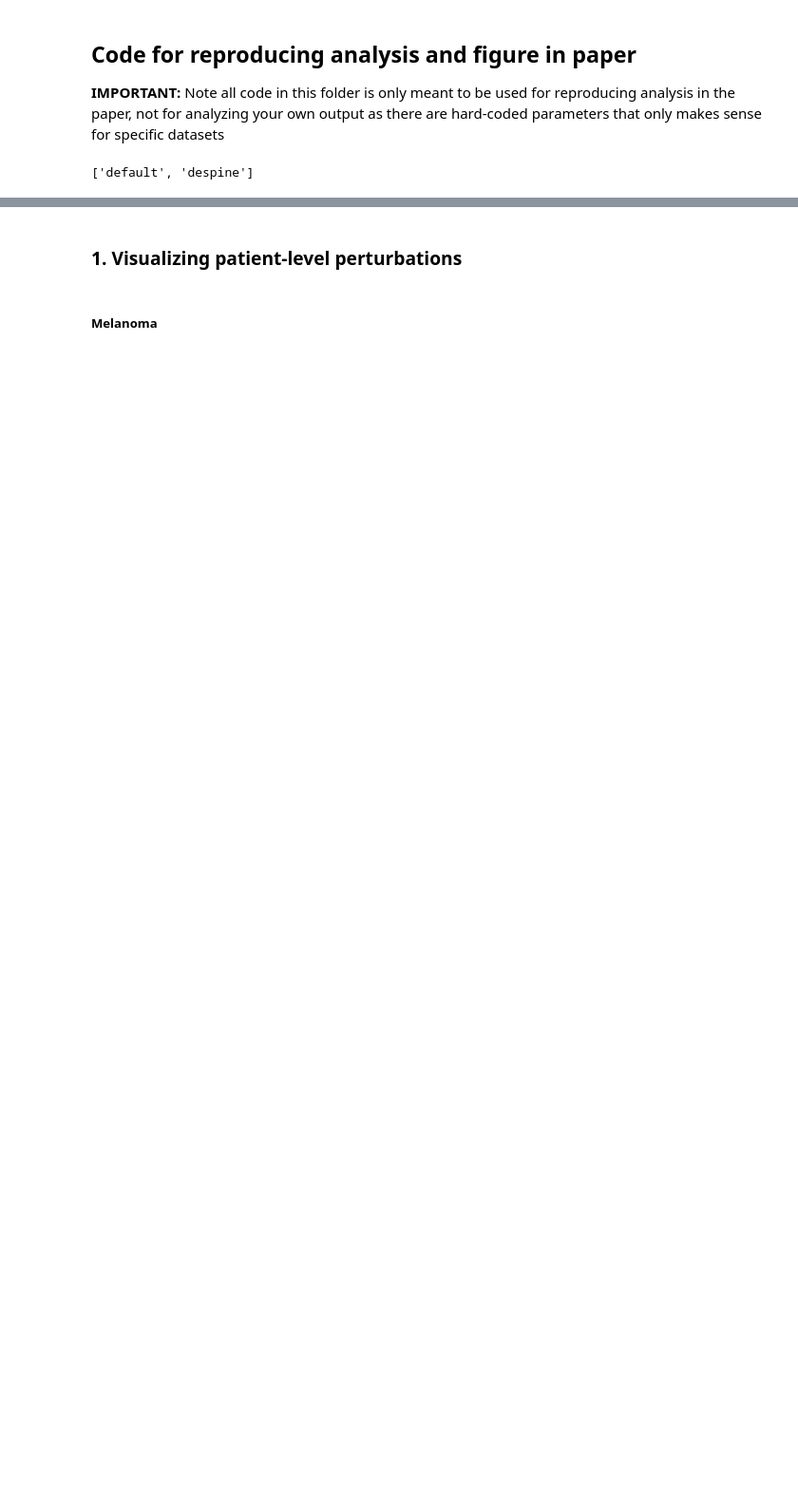
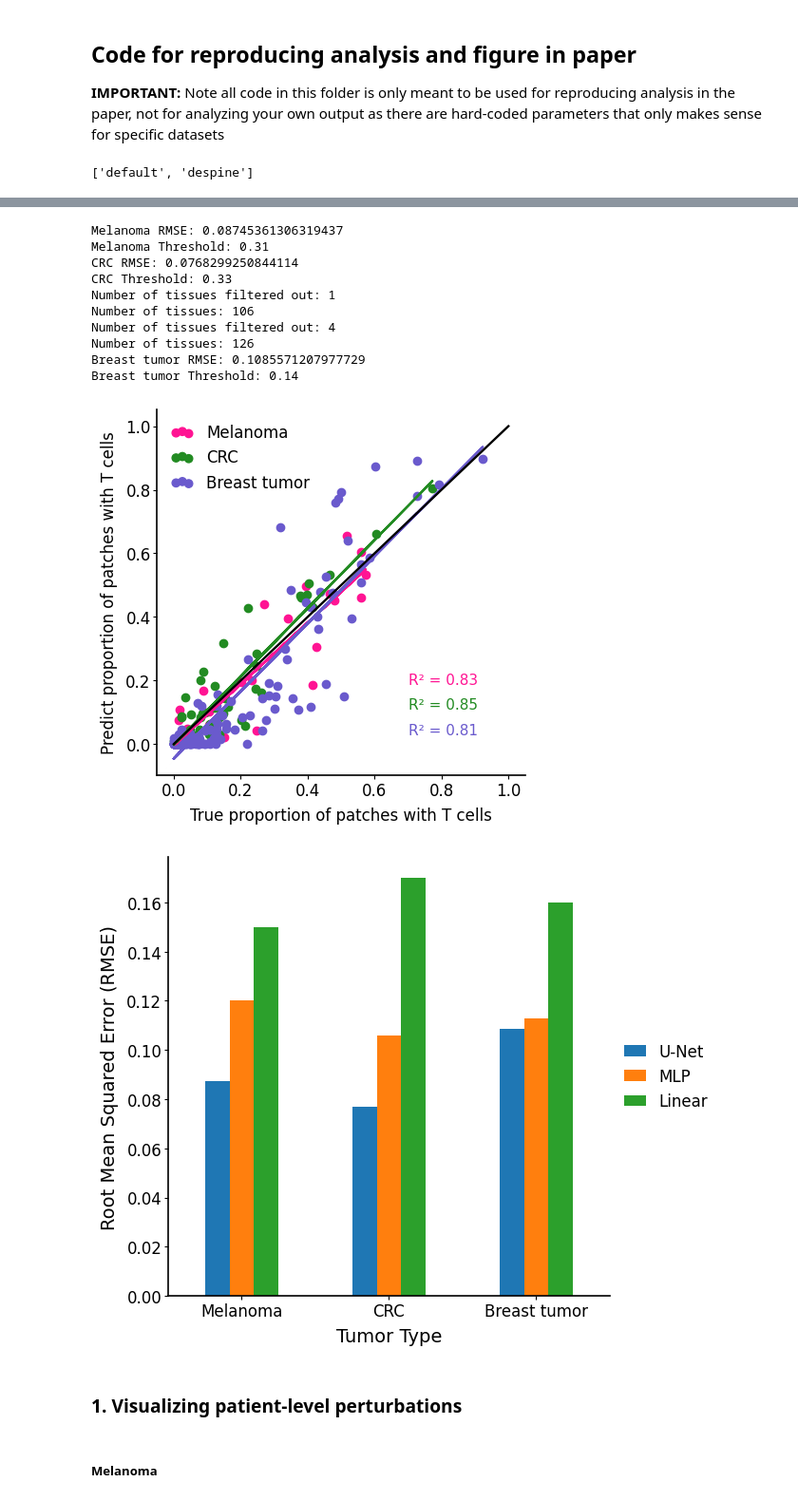
Before and after one commit to neonine2/morpheus-spatial, a Jupyter notebook: reproduction/make_figure.ipynb, the cells around one changed output, grey strips where cells are left out. Shown at 95% size. Drawn from its saved outputs; the diff is of its cells as text; code cells hidden in the pictures; blank space fills up the shorter version.

```diff
--- a/reproduction/make_figure.ipynb
+++ b/reproduction/make_figure.ipynb
@@ -21,19 +21,12 @@ import morpheus as mp
 
 # initialize two SpatialDataset Object (modify the path to the data on your machine)
 BASE_DIR = "/groups/mthomson/zwang2/IMC/output/hochMelanoma_sz48_pxl3_nc41/replicate"
-melanoma_data = mp.SpatialDataset(
+mla_data = mp.SpatialDataset(
     input_path=f"{BASE_DIR}/singlecell.csv",  # path to the single cell data
-    cf_dir=f"{BASE_DIR}/cf/c25000kappa70",  # path to the computed perturbations
-    model_path=f"/groups/mthomson/zwang2/IMC/output/hochMelanoma_sz48_pxl3_nc41/model/unet/lightning_logs/version_1/checkpoints/epoch=21-step=7106.ckpt",  # path to the trained model
+    cf_dir=f"{BASE_DIR}/cf/new_thresh",  # path to the computed perturbations
+    model_path=f"{BASE_DIR}/model/epoch=21-step=7106.ckpt",  # path to the trained model
     additional_cols=[
         "Cancer_Stage"
     ],  # additional columns to be loaded from the single cell data
 )
-
-BASE_DIR = "/groups/mthomson/zwang2/IMC/output/cedarsLiver_sz48_pxl3_nc44/replicate"
-crc_data = mp.SpatialDataset(
-    input_path=f"{BASE_DIR}/singlecell.csv",
-    cf_dir=f"{BASE_DIR}/cf/paper_num",
-    additional_cols=["type", "FLD"],
-)
 # %% [output]
@@ -52,0 +55,5 @@ Counterfactual directory: /groups/mthomson/zwang2/IMC/output/cedarsLiver_sz48_px
+# %%
+BASE_DIR = "/groups/mthomson/zwang2/IMC/output/danenbergBreast_sz48_pxl3_nc39/replicate"
+bst_data = mp.SpatialDataset(
+    input_path=f"{BASE_DIR}/singlecell.csv",
+)
@@ -53,3 +72,33 @@ Counterfactual directory: /groups/mthomson/zwang2/IMC/output/cedarsLiver_sz48_px
+# %%
+all_pred = {}
+all_rmse = {}
+for name, data in {
+    "Melanoma": mla_data,
+    "CRC": crc_data,
+    "Breast tumor": bst_data,
+}.items():
+    thresh, _ = optimize_threshold(data)
+    pred, rmse = get_rmse_and_prediction(data, split="test", classify_threshold=thresh)
+    print(f"{name} RMSE: {rmse}")
+    print(f"{name} Threshold: {thresh}")
+    all_pred[name] = pred
+    all_rmse[name] = rmse
+
+plot_prediction_scatterplot(all_pred)
+plot_rmse(all_rmse)
+# %% [output]
+Melanoma RMSE: 0.08745361306319437
+Melanoma Threshold: 0.31
+CRC RMSE: 0.0768299250844114
+CRC Threshold: 0.33
+Number of tissues filtered out: 1
+Number of tissues: 106
+Number of tissues filtered out: 4
+Number of tissues: 126
+Breast tumor RMSE: 0.1085571207977729
+Breast tumor Threshold: 0.14
+[figure, added]
+[figure, added]
 # %% [markdown]
 ### 1. Visualizing patient-level perturbations
 # %%
```
Also changed, not shown: parts of 14 cells of this notebook, 8 other files.
